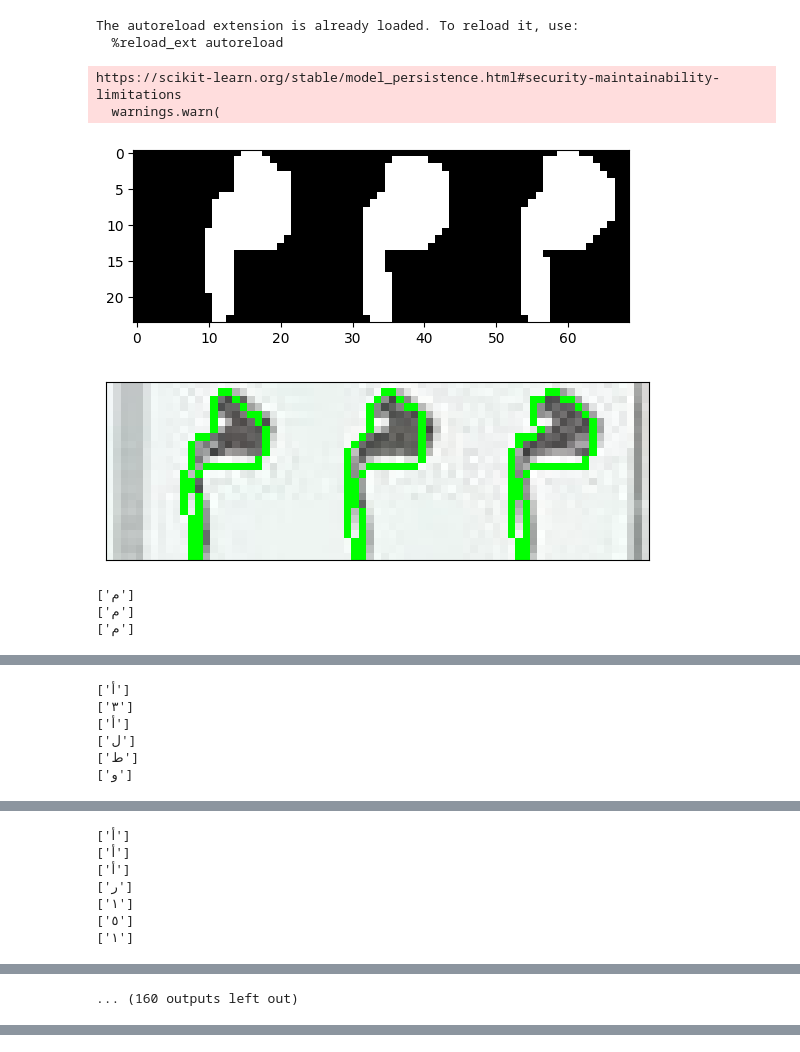
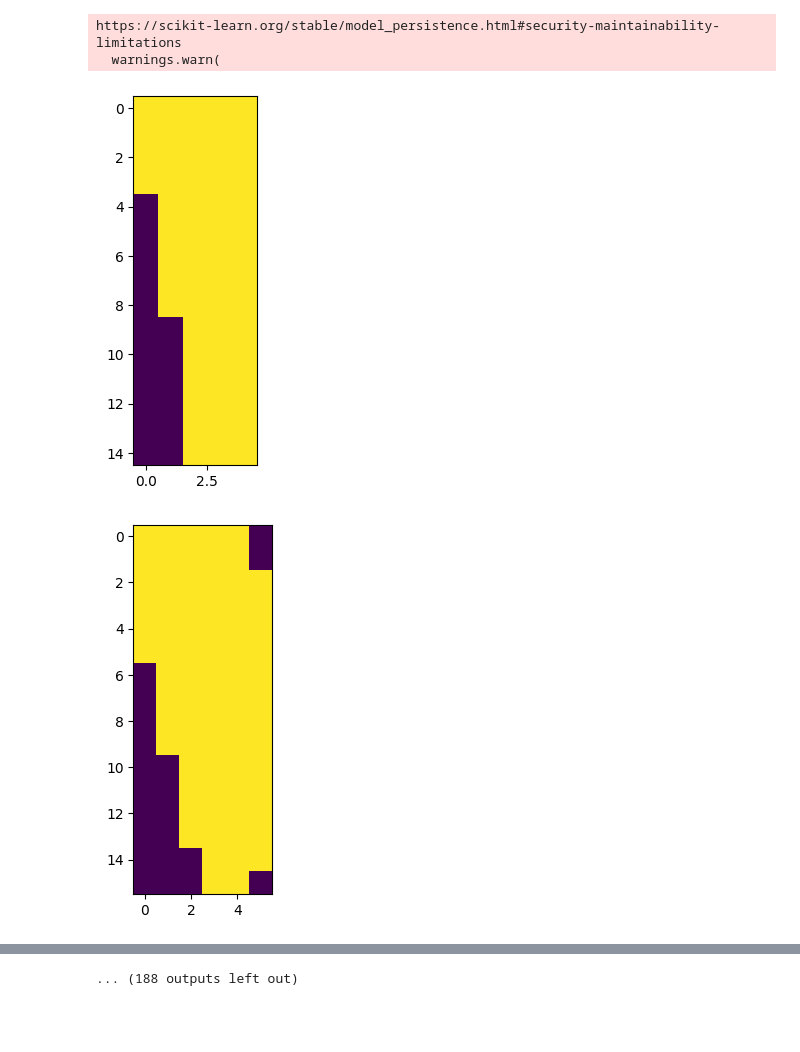
Before and after one commit to h4z3m/License-Plate-Extractor, a Jupyter notebook: src/segmentation/segmentation.ipynb, the cells around one changed output, grey strips where cells are left out. Saved outputs shown, nothing was run; the diff lists cells and outputs as text; code cells hidden in the pictures; blank space fills up the shorter version.

```diff
--- a/src/segmentation/segmentation.ipynb
+++ b/src/segmentation/segmentation.ipynb
@@ -1,34 +1,32 @@
 # %%
 import cv2
 import matplotlib.pyplot as plt
 import sys
 import easyocr
 sys.path.append("../ocr")
 from ocr import OCR
 %load_ext autoreload
 %autoreload 2
 from segmentation import Segmentation
 ocr = OCR()
 ocr.load_trained_model("../ocr/trained_model.pk1")
 
-for i in range(800,900):
-    filename = f"../../data/Testing_output/passed_800_900/{i:04d}[00].jpg"
-    image = cv2.imread(f"../../data/Testing_output/passed_800_900/{i:04d}[00].jpg")
+for i in range(1700,1800):
+    filename = f"../../data/output/passed_1700_1800/{i:04d}_0.jpg"
+    image = cv2.imread(f"../../data/output/passed_1700_1800/{i:04d}_0.jpg")
     if image is None:
-        image = cv2.imread(f"../../data/Testing_output/passed_800_900/{i:04d}[10].jpg")
+        image = cv2.imread(f"../../data/output/passed_1700_1800/{i:04d}_1.jpg")
         if image is None:
             continue
     gray = cv2.cvtColor(image, cv2.COLOR_BGR2GRAY)
     rois = Segmentation.segment_image(image,gray)
+
     for roi in rois:
-        print(ocr.predict(roi))
+        plt.figure()
+        plt.imshow(roi)
+        plt.show()
 # %% [output]
-The autoreload extension is already loaded. To reload it, use:
-  %reload_ext autoreload
+https://scikit-learn.org/stable/model_persistence.html#security-maintainability-limitations
+  warnings.warn(
-https://scikit-learn.org/stable/model_persistence.html#security-maintainability-limitations
-  warnings.warn(
-[figure, old version]
+[figure, new version]
-[figure, old version]
+[figure, new version]
-['م']
-['م']
-['م']
@@ -37,6 +34,0 @@ https://scikit-learn.org/stable/model_persistence.html#security-maintainability-
-['أ']
-['٣']
-['أ']
-['ل']
-['ط']
-['و']
@@ -45,7 +36,0 @@ https://scikit-learn.org/stable/model_persistence.html#security-maintainability-
-['أ']
-['أ']
-['أ']
-['ر']
-['١']
-['٥']
-['١']
@@ -53 +37,0 @@ https://scikit-learn.org/stable/model_persistence.html#security-maintainability-
-... (160 outputs left out)
@@ -53,0 +42 @@ https://scikit-learn.org/stable/model_persistence.html#security-maintainability-
+... (188 outputs left out)
```
Also changed, not shown: parts of 1 cell of this notebook, 5 other files.
